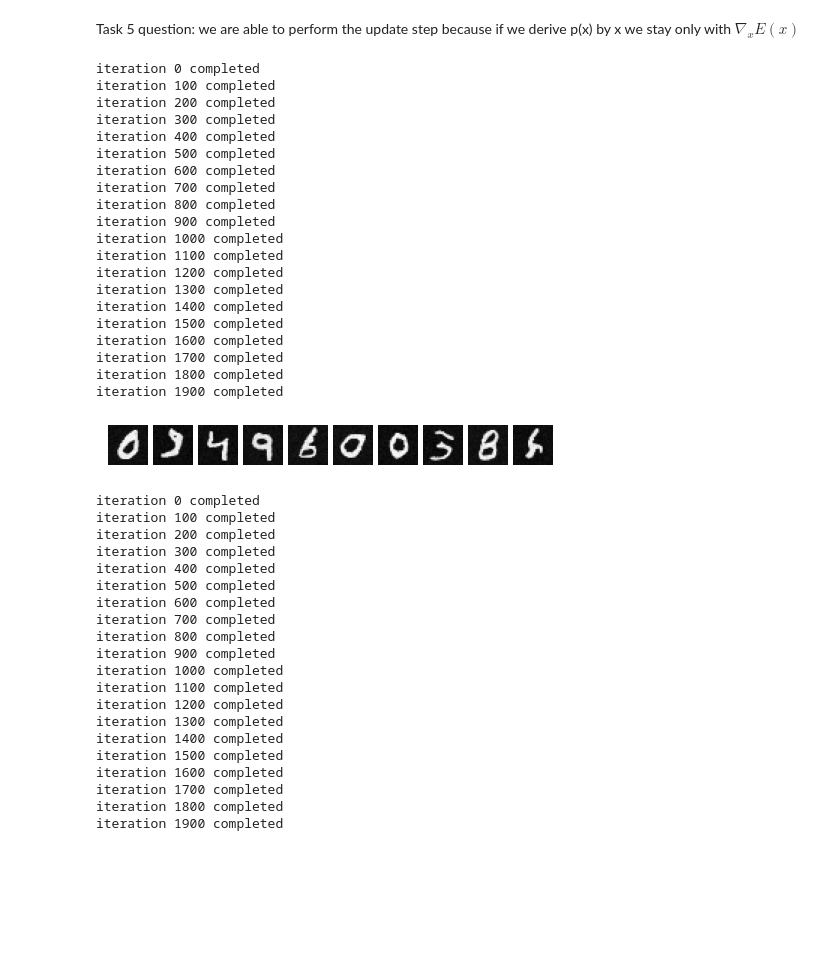
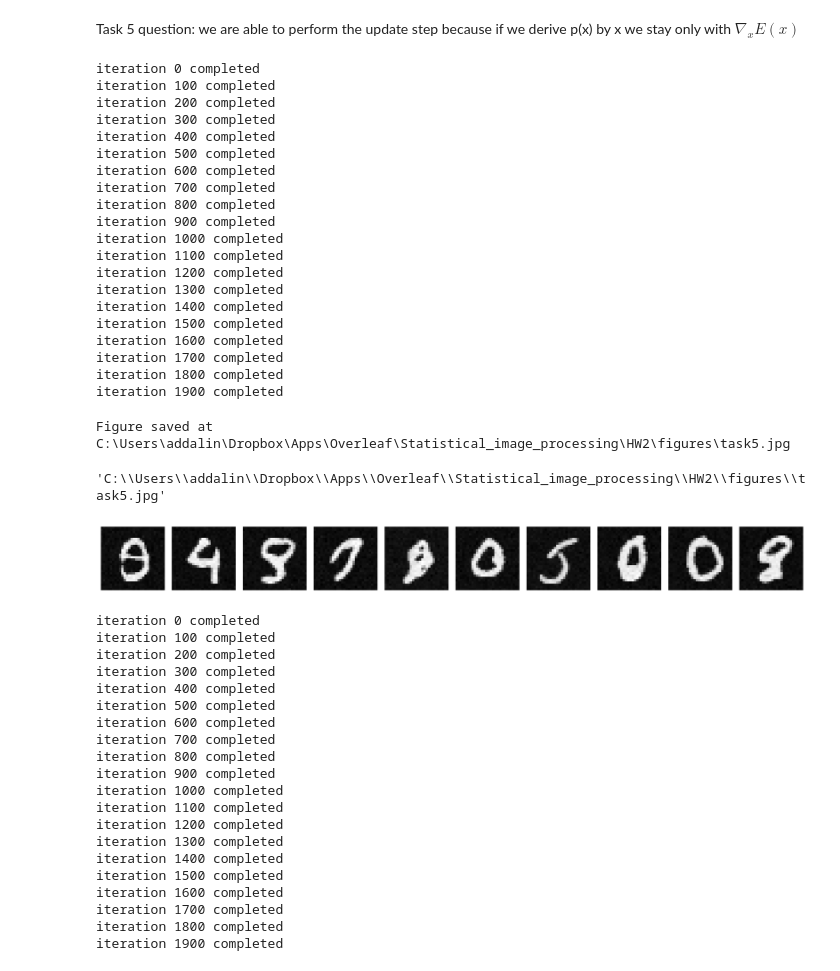
Before and after one commit to adidigit/statistical_methods_in_ip, a Jupyter notebook: HW2/HW2_Spring2022_Langevin_Dynamics_and_EBMs.ipynb, the cells around one changed output. Cells and saved outputs as stored; diff of their text form; code cells hidden in the pictures; blank space fills up the shorter version.

Commit message:
update tasks 5,6 and figures

```diff
--- a/HW2/HW2_Spring2022_Langevin_Dynamics_and_EBMs.ipynb
+++ b/HW2/HW2_Spring2022_Langevin_Dynamics_and_EBMs.ipynb
@@ -259,7 +257,7 @@ point_path_for_eps
 import imageio
 
 ## PyTorch
-import torch
+
 import torchvision
 
 # Function for setting the seed
@@ -278,6 +276,6 @@ torch.backends.cudnn.benchmark = False
 
 # device to be used for Parts II-IV is preferably a GPU
 # try to change the runtime type to GPU if you can in Google Colab
-device = torch.device("cuda:0") if torch.cuda.is_available() else torch.device("cpu")
+device = torch.device("cuda:0" if torch.cuda.is_available() else "cpu")
 print("Using device", device)
 # %% [output]
@@ -419,9 +417,7 @@ Use $\sqrt{2\varepsilon}=\frac{2}{256}$ and $N \sim \mathcal{N}(0,I)$. Note that
 Task 5 question:
 we are able to perform the update step because if we derive p(x) by x we stay only with $\nabla_x E(x)$
 # %%
-def ld_on_ebm(K,sqrt_two_eps):
-    n_imgs = 30
-    image_size = 28
+def ld_on_ebm(n_imgs ,image_size, K,sqrt_two_eps, device):
     # randomly initialized 28x28x1 images with i.i.d pixels ~U[0,1]
     x_k = torch.rand((n_imgs, 1, image_size, image_size), device=device)
     # set the images to have a gradient graph so we could calculate the gradient of the model
@@ -432,7 +428,8 @@ def ld_on_ebm(K,sqrt_two_eps):
         energy = ebm(x_k)
         # calculates the gradient of the model: grad(E(x)) with respect to x.
         grad = -torch.autograd.grad(energy.sum(), x_k)[0]
-        x_k = x_k + sqrt_two_eps**2/2*grad + sqrt_two_eps * norm.sample((n_imgs,1))
+        samples = norm.sample((n_imgs,1)).to(device)
+        x_k = x_k + sqrt_two_eps**2/2*grad + sqrt_two_eps *samples # norm.sample((n_imgs,1))
         if (k%100 == 0):
             print('iteration {0} completed'.format(k))
         #_all_x.append(x_k[0])
@@ -472,7 +469,7 @@ def tensors_as_images(
         image_tensor = tensors[i]
         assert image_tensor.dim() == 3  # Make sure shape is CxWxH
 
-        image = image_tensor.numpy()
+        image = image_tensor.to('cpu').numpy()
         image = image.transpose(1, 2, 0)
         image = image.squeeze()  # remove singleton dimensions if any exist
 
@@ -492,9 +489,10 @@ def tensors_as_images(
     return fig, axes
 # %%
 # Task 5
-x_k = ld_on_ebm(K=2000,sqrt_two_eps=2/256)
+eps_size = torch.tensor(2/256, device=device)
+x_k = ld_on_ebm(n_imgs=n_imgs, image_size=image_size,
+                K=2000,sqrt_two_eps=eps_size, device=device)
 x_k = x_k.detach()
-ax = tensors_as_images(x_k[0:10],cmap='gray')
 # %% [output]
 iteration 0 completed
 iteration 100 completed
@@ -516,6 +514,14 @@ iteration 1600 completed
 iteration 1700 completed
 iteration 1800 completed
 iteration 1900 completed
-[figure, removed]
+# %%
+fig, ax = tensors_as_images(x_k[0:10],cmap='gray', figsize=(20, 2))
+save_fig(fig, fig_name= 'task5',
+             folder_name = figs_folder,
+             format_fig='jpg', dpi= 100)
+# %% [output]
+Figure saved at C:\Users\addalin\Dropbox\Apps\Overleaf\Statistical_image_processing\HW2\figures\task5.jpg
+'C:\\Users\\addalin\\Dropbox\\Apps\\Overleaf\\Statistical_image_processing\\HW2\\figures\\task5.jpg'
+[figure, added]
 # %%
 #Task 6
```
Also changed, not shown: parts of 5 cells of this notebook, 1 other file.
